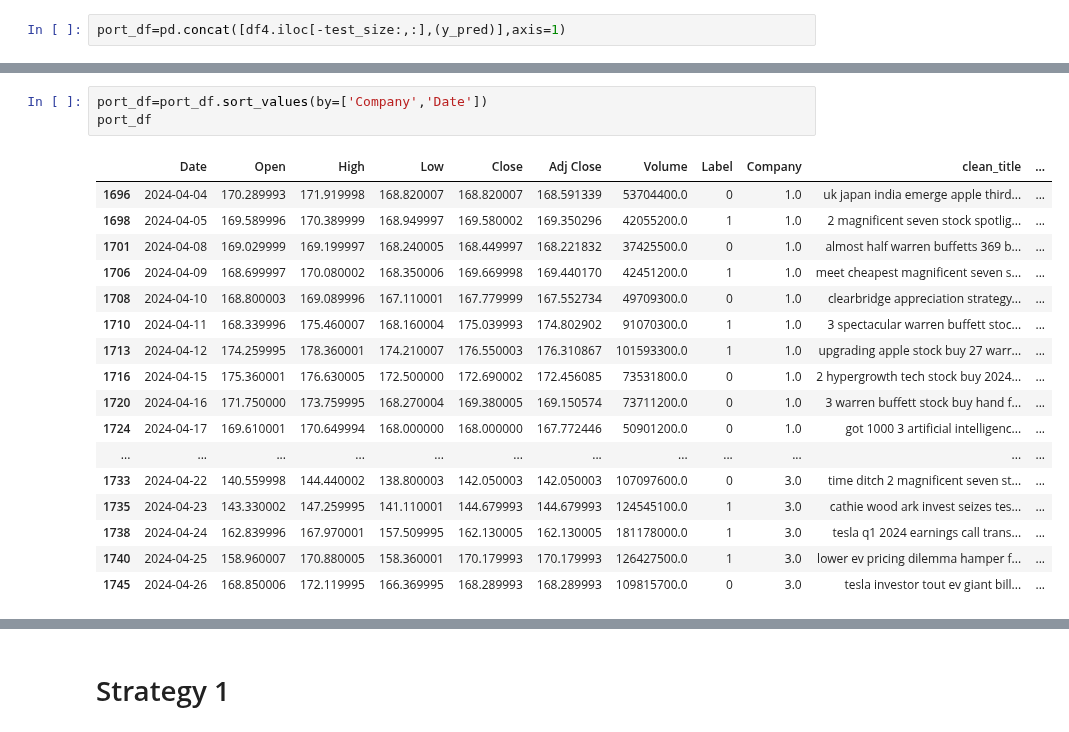
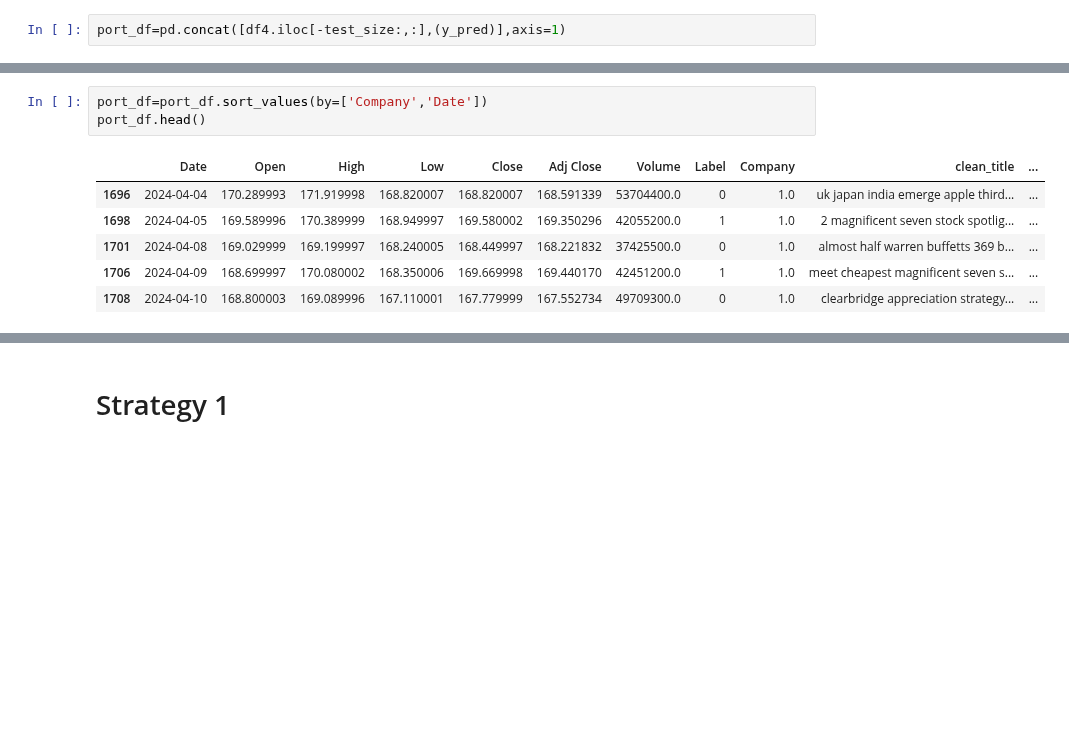
Before and after one commit to 37nomad/Stock-Sentiment-Analysis-Using-Machine-Learning, a Jupyter notebook: Finance_Project/Sentiment-Analysis.ipynb, the cells around one changed output, grey strips where cells are left out. Drawn from its saved outputs; the diff is of its cells as text; blank space fills up the shorter version.

```diff
--- a/Finance_Project/Sentiment-Analysis.ipynb
+++ b/Finance_Project/Sentiment-Analysis.ipynb
@@ -886,22 +833,11 @@ port_df.head()
 | 1699 | 2024-04-05 | 182.380005 | 186.270004 | 181.970001 | 185.070007 | 185.070007 | 42335200.0 | 1 | 2.0 | amazon stock 2030 3 reason amazon... | ... |
 # %%
 port_df=port_df.sort_values(by=['Company','Date'])
-port_df
+port_df.head()
 # %% [output]
 |  | Date | Open | High | Low | Close | Adj Close | Volume | Label | Company | clean_title | ... |
 | 1696 | 2024-04-04 | 170.289993 | 171.919998 | 168.820007 | 168.820007 | 168.591339 | 53704400.0 | 0 | 1.0 | uk japan india emerge apple third... | ... |
 | 1698 | 2024-04-05 | 169.589996 | 170.389999 | 168.949997 | 169.580002 | 169.350296 | 42055200.0 | 1 | 1.0 | 2 magnificent seven stock spotlig... | ... |
 | 1701 | 2024-04-08 | 169.029999 | 169.199997 | 168.240005 | 168.449997 | 168.221832 | 37425500.0 | 0 | 1.0 | almost half warren buffetts 369 b... | ... |
 | 1706 | 2024-04-09 | 168.699997 | 170.080002 | 168.350006 | 169.669998 | 169.440170 | 42451200.0 | 1 | 1.0 | meet cheapest magnificent seven s... | ... |
 | 1708 | 2024-04-10 | 168.800003 | 169.089996 | 167.110001 | 167.779999 | 167.552734 | 49709300.0 | 0 | 1.0 | clearbridge appreciation strategy... | ... |
-| 1710 | 2024-04-11 | 168.339996 | 175.460007 | 168.160004 | 175.039993 | 174.802902 | 91070300.0 | 1 | 1.0 | 3 spectacular warren buffett stoc... | ... |
-| 1713 | 2024-04-12 | 174.259995 | 178.360001 | 174.210007 | 176.550003 | 176.310867 | 101593300.0 | 1 | 1.0 | upgrading apple stock buy 27 warr... | ... |
-| 1716 | 2024-04-15 | 175.360001 | 176.630005 | 172.500000 | 172.690002 | 172.456085 | 73531800.0 | 0 | 1.0 | 2 hypergrowth tech stock buy 2024... | ... |
-| 1720 | 2024-04-16 | 171.750000 | 173.759995 | 168.270004 | 169.380005 | 169.150574 | 73711200.0 | 0 | 1.0 | 3 warren buffett stock buy hand f... | ... |
-| 1724 | 2024-04-17 | 169.610001 | 170.649994 | 168.000000 | 168.000000 | 167.772446 | 50901200.0 | 0 | 1.0 | got 1000 3 artificial intelligenc... | ... |
-| ... | ... | ... | ... | ... | ... | ... | ... | ... | ... | ... | ... |
-| 1733 | 2024-04-22 | 140.559998 | 144.440002 | 138.800003 | 142.050003 | 142.050003 | 107097600.0 | 0 | 3.0 | time ditch 2 magnificent seven st... | ... |
-| 1735 | 2024-04-23 | 143.330002 | 147.259995 | 141.110001 | 144.679993 | 144.679993 | 124545100.0 | 1 | 3.0 | cathie wood ark invest seizes tes... | ... |
-| 1738 | 2024-04-24 | 162.839996 | 167.970001 | 157.509995 | 162.130005 | 162.130005 | 181178000.0 | 1 | 3.0 | tesla q1 2024 earnings call trans... | ... |
-| 1740 | 2024-04-25 | 158.960007 | 170.880005 | 158.360001 | 170.179993 | 170.179993 | 126427500.0 | 1 | 3.0 | lower ev pricing dilemma hamper f... | ... |
-| 1745 | 2024-04-26 | 168.850006 | 172.119995 | 166.369995 | 168.289993 | 168.289993 | 109815700.0 | 0 | 3.0 | tesla investor tout ev giant bill... | ... |
```
Also changed, not shown: parts of 9 cells of this notebook.
